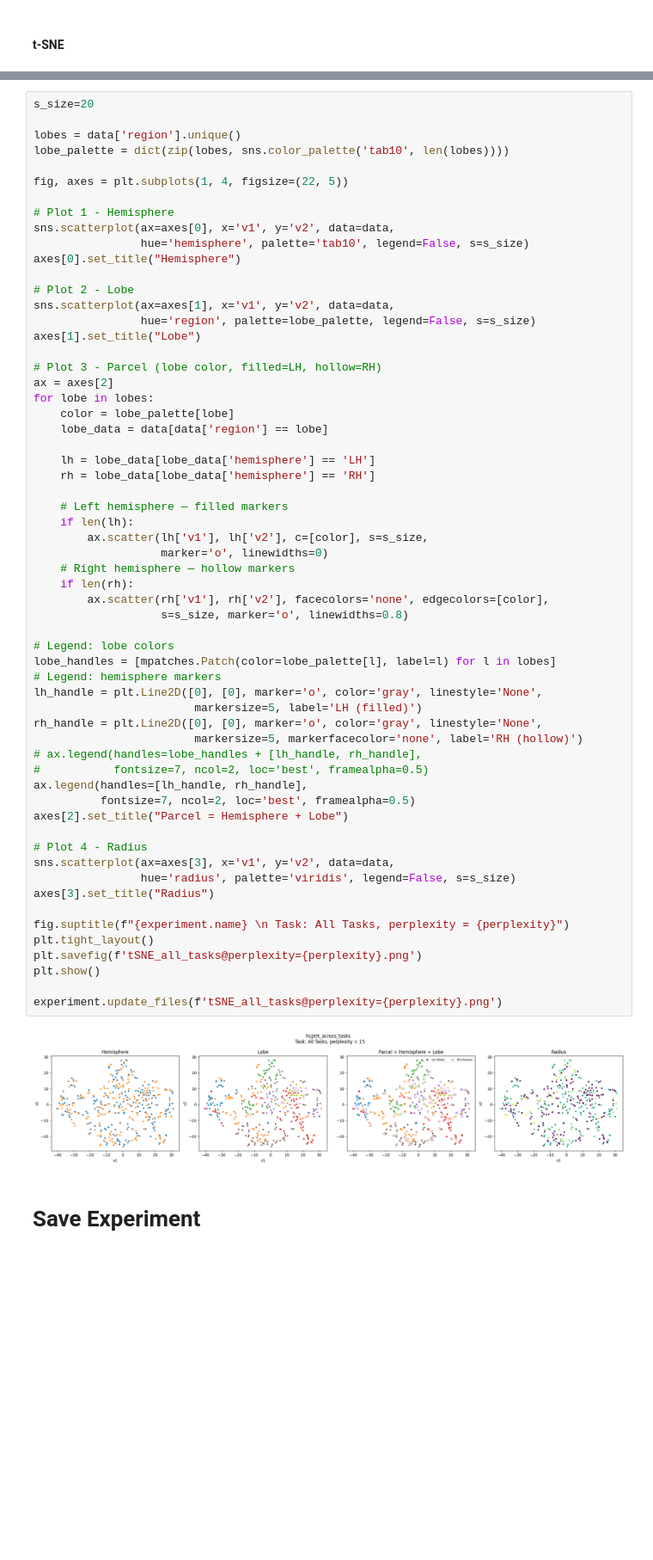
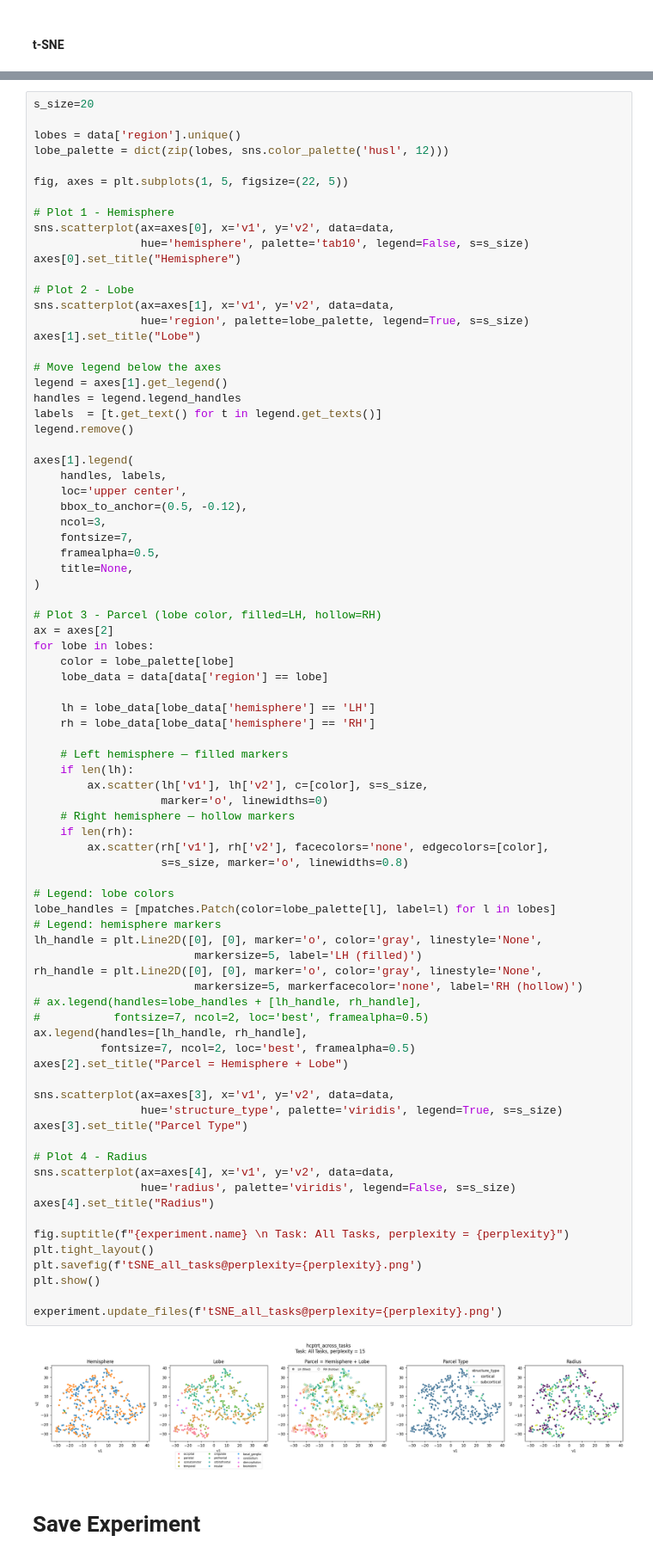
Before and after one commit to petron-olateju/TRACE_Algonauts, a Jupyter notebook: notebook.ipynb, the cells around one changed output, grey strips where cells are left out. Shown at 86% size. Saved outputs shown, nothing was run; the diff lists cells and outputs as text; blank space fills up the shorter version.

Commit message:
ca_parcels implemented for HCPTRT Dataset

```diff
--- a/notebook.ipynb
+++ b/notebook.ipynb
@@ -1790,9 +1830,9 @@ data
 s_size=20
 
 lobes = data['region'].unique()
-lobe_palette = dict(zip(lobes, sns.color_palette('tab10', len(lobes))))
+lobe_palette = dict(zip(lobes, sns.color_palette('husl', 12)))
 
-fig, axes = plt.subplots(1, 4, figsize=(22, 5))
+fig, axes = plt.subplots(1, 5, figsize=(22, 5))
 
 # Plot 1 - Hemisphere
 sns.scatterplot(ax=axes[0], x='v1', y='v2', data=data,
@@ -1801,8 +1841,24 @@ axes[0].set_title("Hemisphere")
 
 # Plot 2 - Lobe
 sns.scatterplot(ax=axes[1], x='v1', y='v2', data=data,
-                hue='region', palette=lobe_palette, legend=False, s=s_size)
+                hue='region', palette=lobe_palette, legend=True, s=s_size)
 axes[1].set_title("Lobe")
+
+# Move legend below the axes
+legend = axes[1].get_legend()
+handles = legend.legend_handles
+labels  = [t.get_text() for t in legend.get_texts()]
+legend.remove()
+
+axes[1].legend(
+    handles, labels,
+    loc='upper center',
+    bbox_to_anchor=(0.5, -0.12),
+    ncol=3,
+    fontsize=7,
+    framealpha=0.5,
+    title=None,
+)
 
 # Plot 3 - Parcel (lobe color, filled=LH, hollow=RH)
 ax = axes[2]
@@ -1818,36 +1874,40 @@ for lobe in lobes:
         ax.scatter(lh['v1'], lh['v2'], c=[color], s=s_size,
                    marker='o', linewidths=0)
     # Right hemisphere — hollow markers
     if len(rh):
         ax.scatter(rh['v1'], rh['v2'], facecolors='none', edgecolors=[color],
                    s=s_size, marker='o', linewidths=0.8)
 
 # Legend: lobe colors
 lobe_handles = [mpatches.Patch(color=lobe_palette[l], label=l) for l in lobes]
 # Legend: hemisphere markers
 lh_handle = plt.Line2D([0], [0], marker='o', color='gray', linestyle='None',
                         markersize=5, label='LH (filled)')
 rh_handle = plt.Line2D([0], [0], marker='o', color='gray', linestyle='None',
                         markersize=5, markerfacecolor='none', label='RH (hollow)')
 # ax.legend(handles=lobe_handles + [lh_handle, rh_handle],
 #           fontsize=7, ncol=2, loc='best', framealpha=0.5)
 ax.legend(handles=[lh_handle, rh_handle],
           fontsize=7, ncol=2, loc='best', framealpha=0.5)
 axes[2].set_title("Parcel = Hemisphere + Lobe")
 
+sns.scatterplot(ax=axes[3], x='v1', y='v2', data=data,
+                hue='structure_type', palette='viridis', legend=True, s=s_size)
+axes[3].set_title("Parcel Type")
+
 # Plot 4 - Radius
-sns.scatterplot(ax=axes[3], x='v1', y='v2', data=data,
+sns.scatterplot(ax=axes[4], x='v1', y='v2', data=data,
                 hue='radius', palette='viridis', legend=False, s=s_size)
-axes[3].set_title("Radius")
+axes[4].set_title("Radius")
 
 fig.suptitle(f"{experiment.name} \n Task: All Tasks, perplexity = {perplexity}")
 plt.tight_layout()
 plt.savefig(f'tSNE_all_tasks@perplexity={perplexity}.png')
 plt.show()
 
 experiment.update_files(f'tSNE_all_tasks@perplexity={perplexity}.png')
 # %% [output]
-[figure, old version]
+[figure, new version]
 # %% [markdown]
 # Save Experiment
 # %%
```
Also changed, not shown: parts of 8 cells of this notebook, 10 other files.
